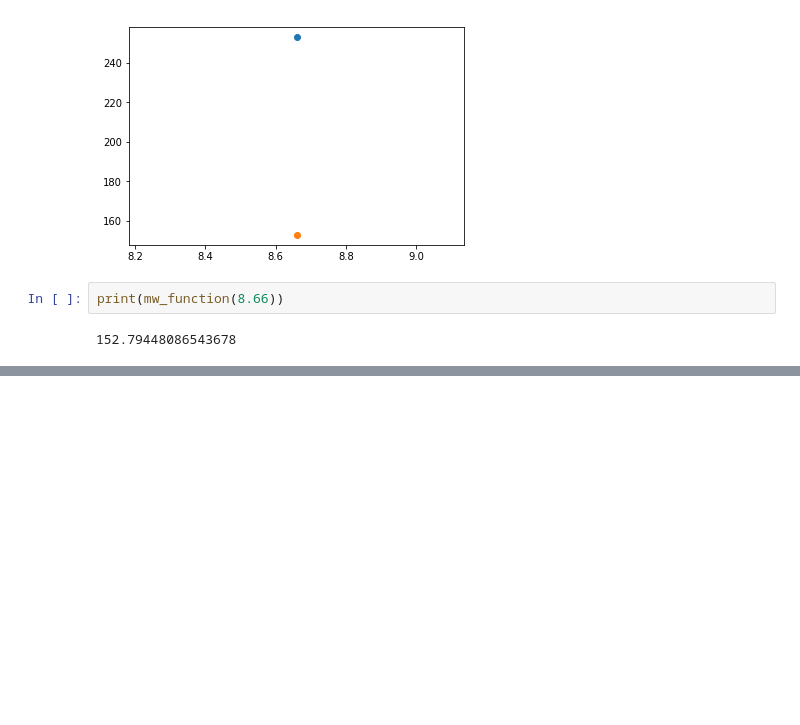
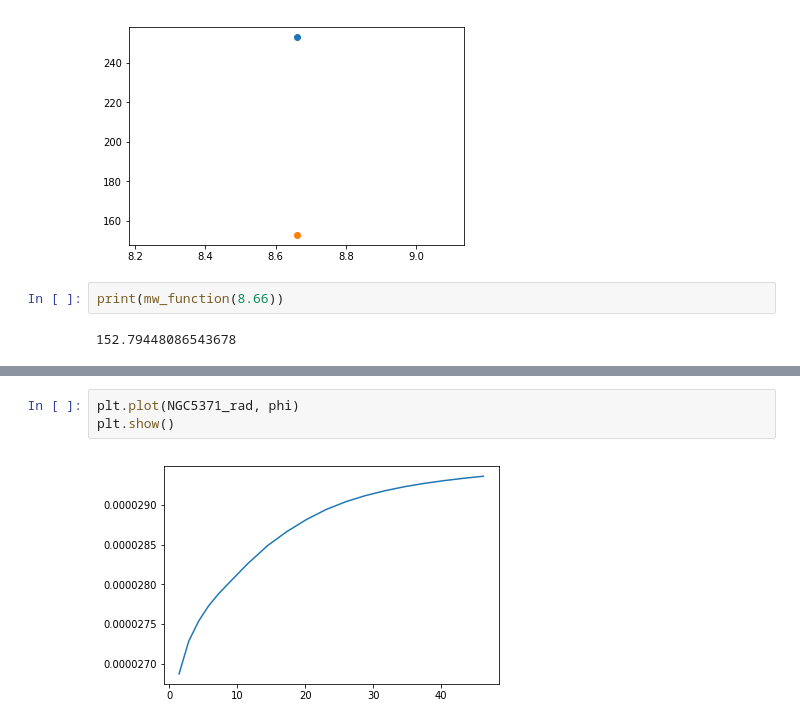
Before and after one commit to Cisneros-Galaxy/RCFM, a Jupyter notebook: Model.ipynb, the cells around one changed output, grey strips where cells are left out. Saved outputs shown, nothing was run; the diff lists cells and outputs as text; blank space fills up the shorter version.

```diff
--- a/Model.ipynb
+++ b/Model.ipynb
@@ -50,0 +74,5 @@ print(mw_function(8.66))
+# %%
+plt.plot(NGC5371_rad, phi)
+plt.show()
+# %% [output]
+[figure, added]
```
Also changed, not shown: parts of 5 cells of this notebook, 2 other files.
